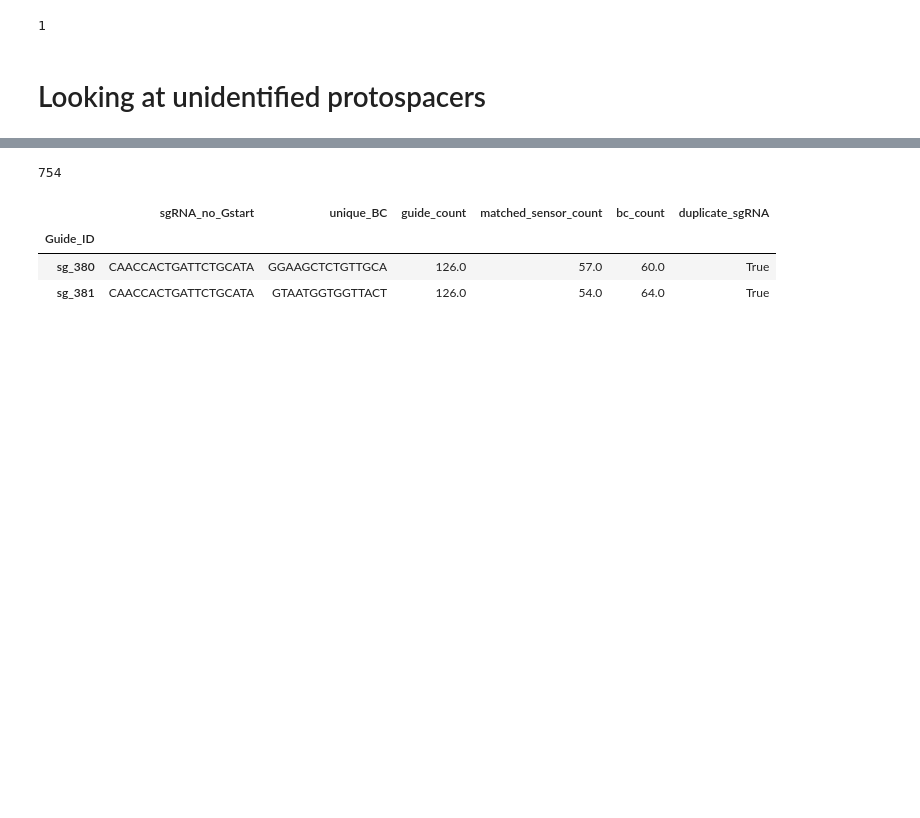
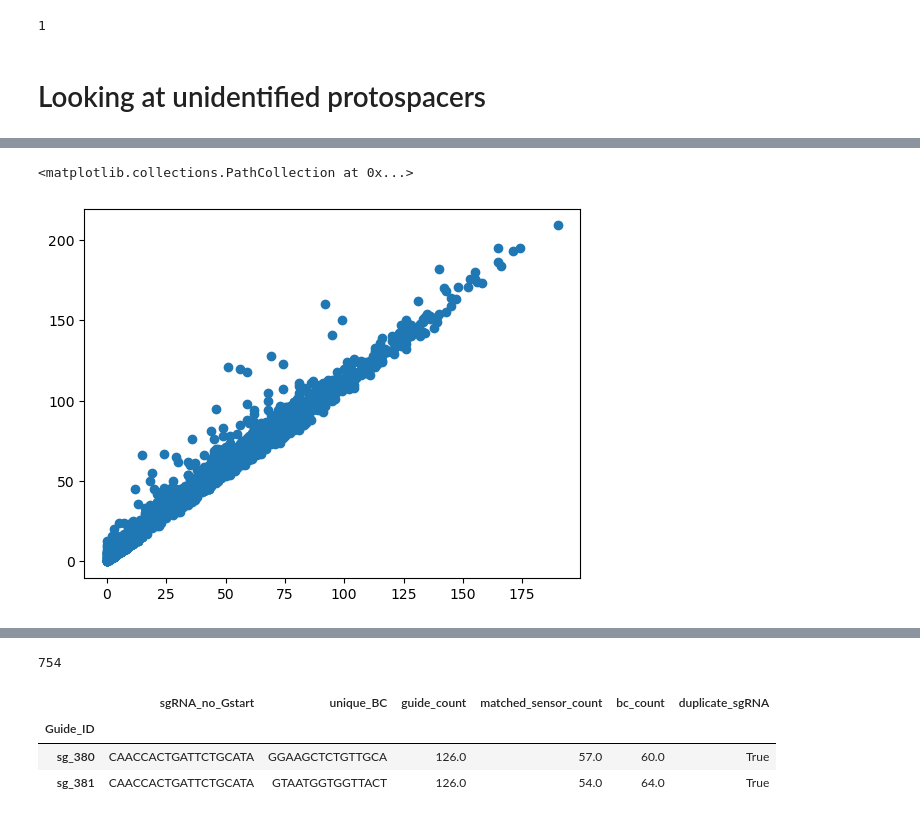
Before and after one commit to samgould2/base-editing-sensor-analysis, a Jupyter notebook: pipeline_testing.ipynb, the cells around one changed output, grey strips where cells are left out. Cells and saved outputs as stored; diff of their text form; code cells hidden in the pictures; blank space fills up the shorter version.

```diff
--- a/pipeline_testing.ipynb
+++ b/pipeline_testing.ipynb
@@ -336,0 +485,5 @@ df1[df1['guide_count']==172]
+# %%
+plt.scatter(df1['matched_guide_count'], df1['bc_count'])
+# %% [output]
+<matplotlib.collections.PathCollection at 0x...>
+[figure, added]
```
Also changed, not shown: parts of 10 cells of this notebook.
